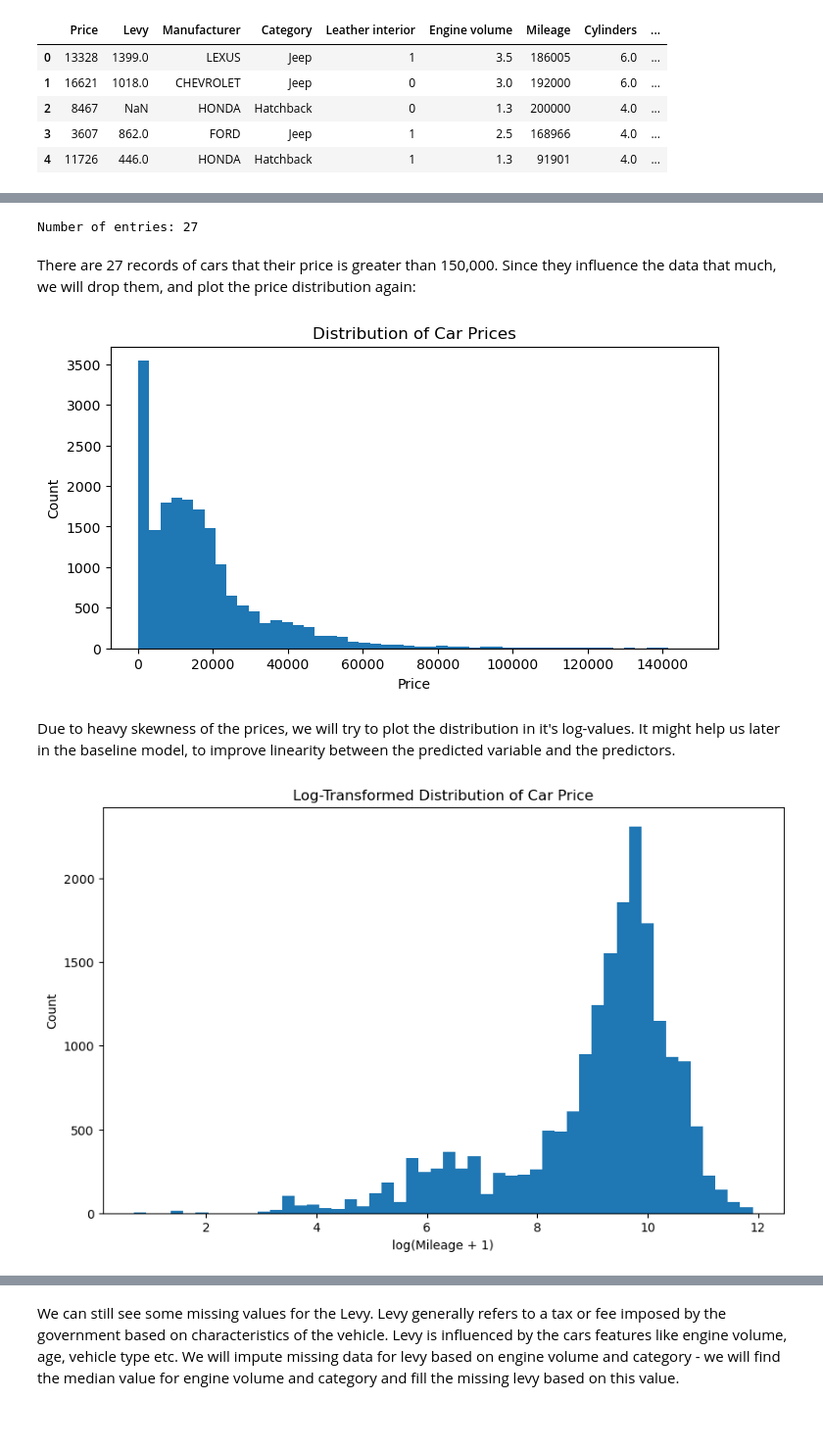
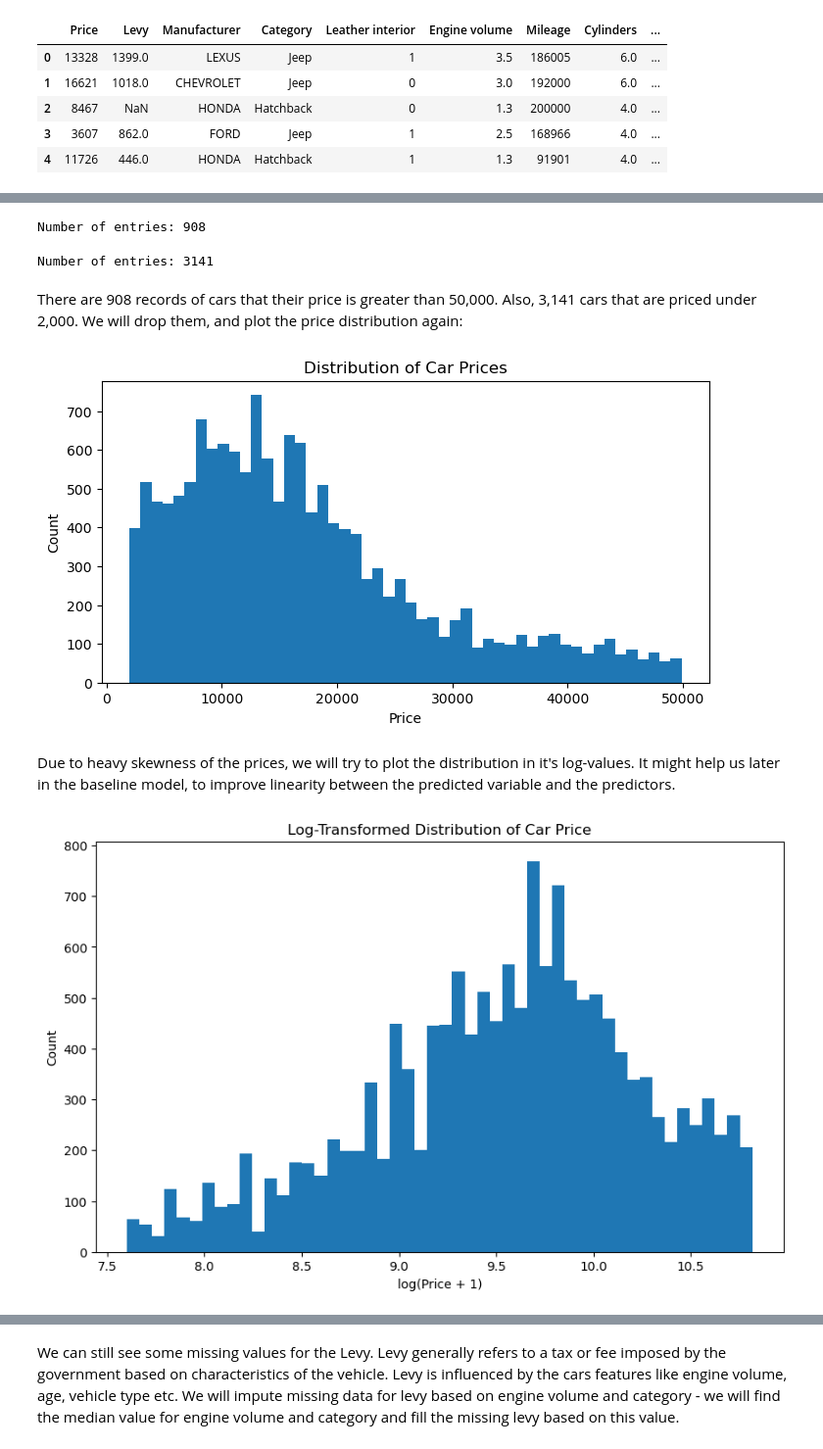
Before and after one commit to Harborg1/Model-Based-ML, a Jupyter notebook: model_based_ml_project.ipynb, the cells around one changed output, grey strips where cells are left out. Shown at 98% size. Saved outputs shown, nothing was run; the diff lists cells and outputs as text; code cells hidden in the pictures; blank space fills up the shorter version.

```diff
--- a/model_based_ml_project.ipynb
+++ b/model_based_ml_project.ipynb
@@ -150,7 +143,7 @@ Airbags                17
 dtype: int64
 # %%
 # Drop irrelevant columns -4 columns
-df_cleaned = df.drop(columns=['ID', 'Model', 'Color', 'Wheel'])
+df_cleaned = df.drop(columns=['ID', 'Model', 'Color', 'Wheel','Doors'])
 
 # Levy to numeric
 df_cleaned['Levy'] = df_cleaned['Levy'].replace('-', pd.NA)
@@ -198,10 +191,6 @@ df_cleaned['Mileage'] = pd.to_numeric(df_cleaned['Mileage'], errors='coerce')
 df_cleaned['Cylinders'] = pd.to_numeric(df_cleaned['Cylinders'], errors='coerce')
 df_cleaned['Airbags'] = pd.to_numeric(df_cleaned['Airbags'], errors='coerce')
 
-# Doors to numeric
-df_cleaned['Doors'] = df_cleaned['Doors'].str.extract(r'(\d+)')  # extract numeric part
-df_cleaned['Doors'] = pd.to_numeric(df_cleaned['Doors'], errors='coerce')
-
 # Preprocessing production year to Age
 current_year = datetime.now().year
 df_cleaned['Age'] = current_year - df_cleaned['Prod. year']
@@ -367,11 +306,15 @@ upper bound:  47161.0
 # %%
-print(f"Number of entries: {len(df_cleaned[df_cleaned['Price'] > 150000])}")
+print(f"Number of entries: {len(df_cleaned[df_cleaned['Price'] > 50000])}")
 # %% [output]
-Number of entries: 27
+Number of entries: 908
+# %%
+print(f"Number of entries: {len(df_cleaned[df_cleaned['Price'] < 2000])}")
+# %% [output]
+Number of entries: 3141
 # %% [markdown]
-There are 27 records of cars that their price is greater than 150,000. Since they influence the data that much, we will drop them, and plot the price distribution again:
+There are 908 records of cars that their price is greater than 50,000. Also, 3,141 cars that are priced under 2,000. We will drop them, and plot the price distribution again:
 # %%
-df_cleaned = df_cleaned[df_cleaned['Price'] <= 150000].copy()
+df_cleaned = df_cleaned[(df_cleaned['Price'] >= 2000) & (df_cleaned['Price'] <= 50000)]
 # %%
 # Plot without those extreme prices
 plt.figure(figsize=(8, 4))
@@ -381,18 +324,18 @@ plt.ylabel('Count')
 plt.title('Distribution of Car Prices')
 plt.show()
 # %% [output]
-[figure, old version]
+[figure, new version]
 # %% [markdown]
 Due to heavy skewness of the prices, we will try to plot the distribution in it's log-values. It might help us later in the baseline model, to improve linearity between the predicted variable and the predictors.
 # %%
 plt.figure(figsize=(10, 6))
 plt.hist(np.log1p(df_cleaned['Price']), bins=50)
-plt.xlabel('log(Mileage + 1)')
+plt.xlabel('log(Price + 1)')
 plt.ylabel('Count')
 plt.title('Log-Transformed Distribution of Car Price')
 plt.show()
 # %% [output]
-[figure, old version]
+[figure, new version]
 # %%
 #we do the same for mileage:
 print(df_cleaned['Mileage'].describe())
```
Also changed, not shown: parts of 67 cells of this notebook.
